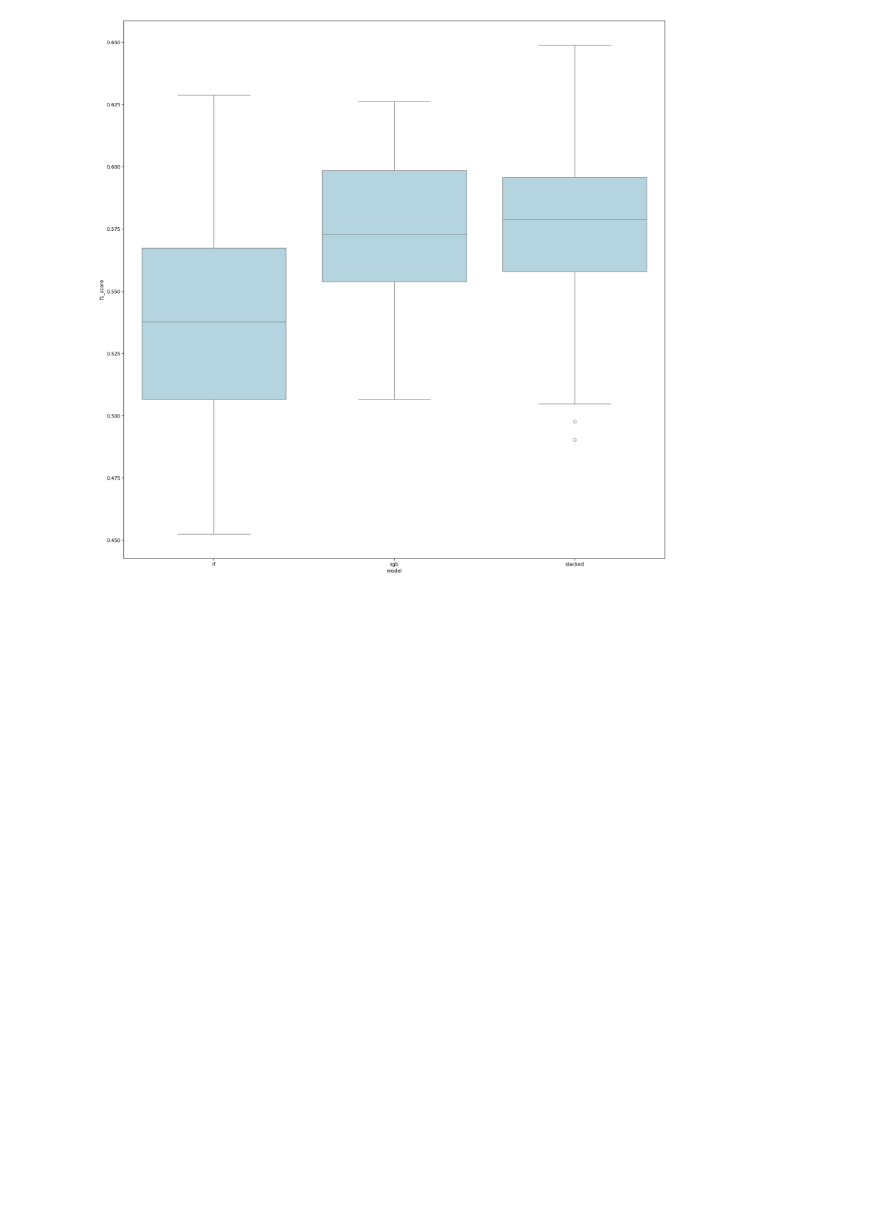
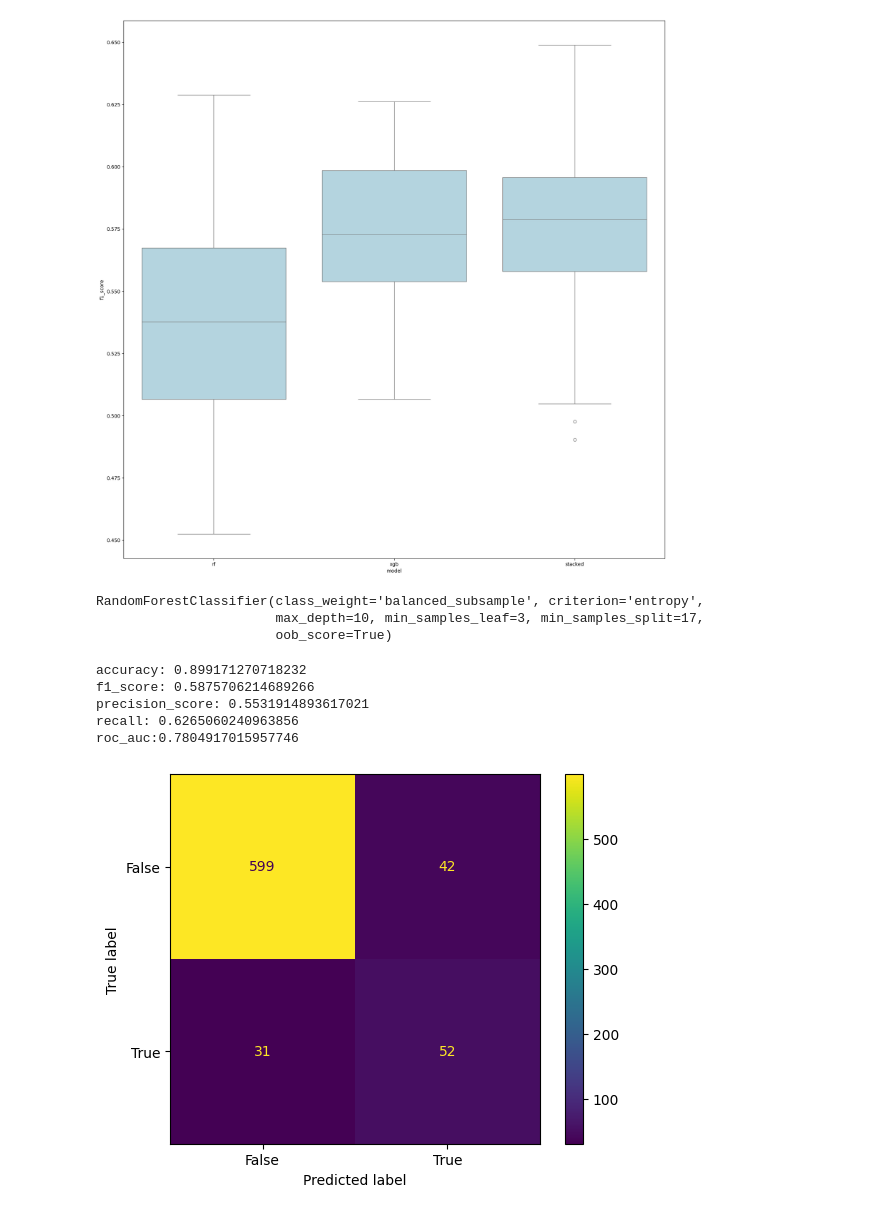
Before and after one commit to UserKrzysztof/MachineLearning-project1, a Jupyter notebook: code/model_tuning.ipynb, the cells around one changed output. Drawn from its saved outputs; the diff is of its cells as text; code cells hidden in the pictures; blank space fills up the shorter version.

```diff
--- a/code/model_tuning.ipynb
+++ b/code/model_tuning.ipynb
@@ -633,0 +644,24 @@ plt.show()
+# %%
+best_rf = RandomForestClassifier(class_weight = 'balanced_subsample',
+                                 criterion = 'entropy',
+                                 max_depth = 10,
+                                 max_features = 'sqrt',
+                                 min_samples_leaf = 3,
+                                 min_samples_split = 17,
+                                 oob_score = True)
+# %%
+best_rf.fit(X_train,y_train)
+# %% [output]
+RandomForestClassifier(class_weight='balanced_subsample', criterion='entropy',
+                       max_depth=10, min_samples_leaf=3, min_samples_split=17,
+                       oob_score=True)
+# %%
+y_hat = (best_rf.predict_proba(X_test)[:,1] >= 0.58).astype('int')
+printMetrics(y_test, y_hat)
+# %% [output]
+accuracy: 0.899171270718232
+f1_score: 0.5875706214689266
+precision_score: 0.5531914893617021
+recall: 0.6265060240963856
+roc_auc:0.7804917015957746
+[figure, added]
```
Also changed, not shown: parts of 6 cells of this notebook, 1 other file.
